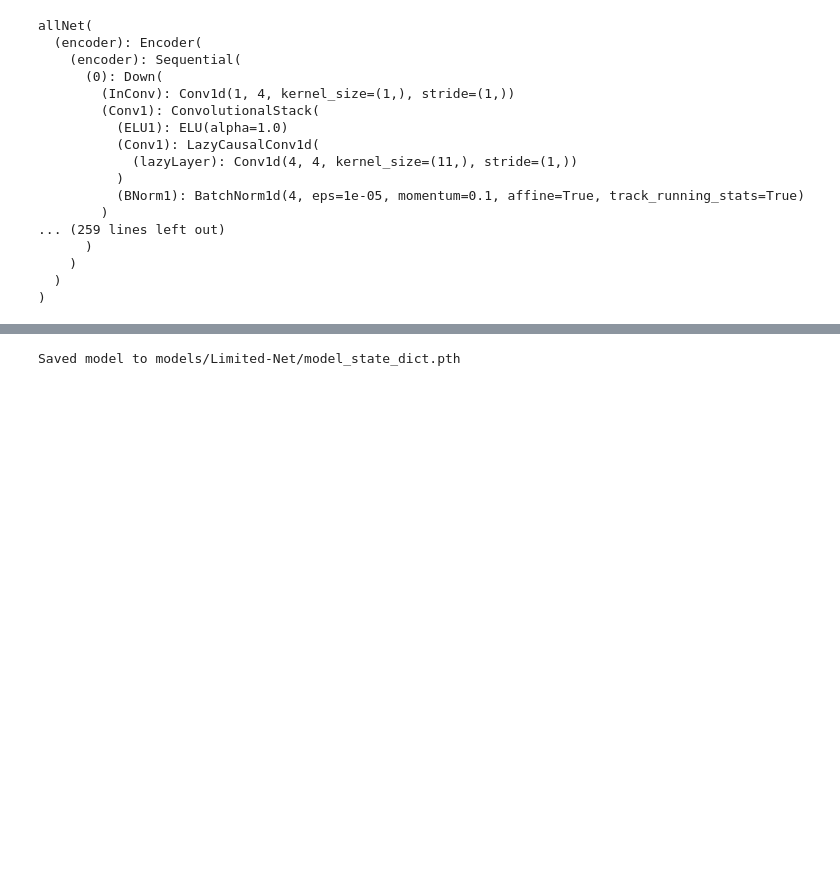
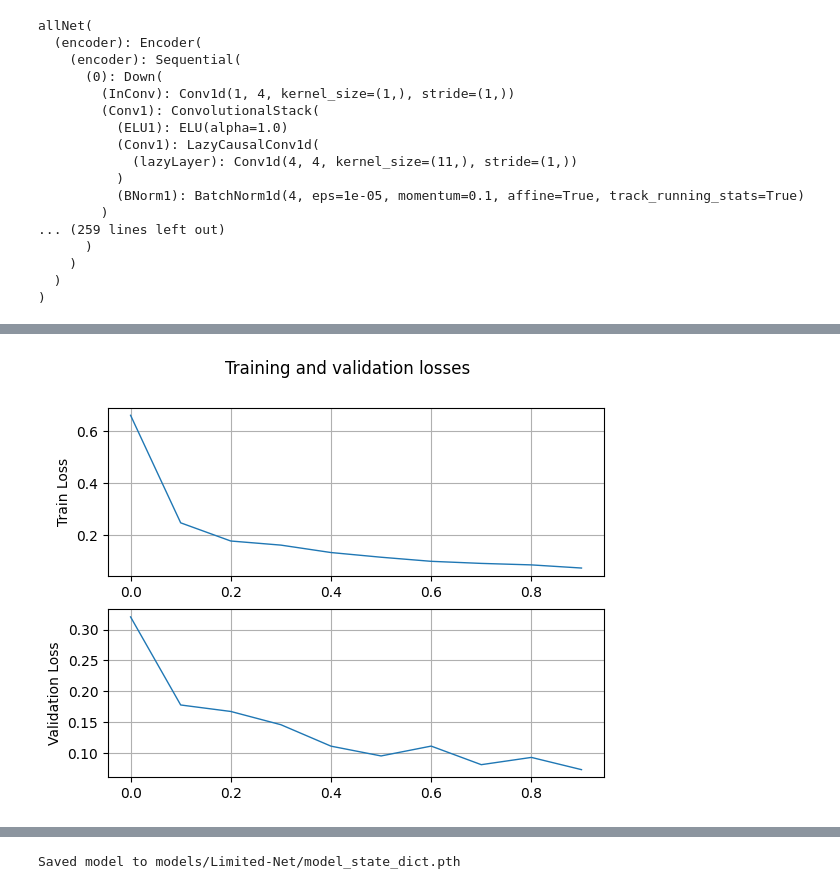
Before and after one commit to krischal111/audio-project, a Jupyter notebook: training-purposes.ipynb, the cells around one changed output, grey strips where cells are left out. Drawn from its saved outputs; the diff is of its cells as text; code cells hidden in the pictures; blank space fills up the shorter version.

```diff
--- a/training-purposes.ipynb
+++ b/training-purposes.ipynb
@@ -34,8 +34,8 @@ from torch.utils.data import DataLoader
 # trainloader = DataLoader(trainset, 32, shuffle=True, collate_fn=dataset.my_collater)
 # validationloader = DataLoader(validationset, 8, shuffle=True, collate_fn=dataset.my_collater)
 # testloader = DataLoader(testset, 8, shuffle=True, collate_fn=dataset.my_collater)
-trainloader = DataLoader(trainset, 64, shuffle=True)
-validationloader = DataLoader(validationset, 16, shuffle=True)
+trainloader = DataLoader(trainset, 8, shuffle=True)
+validationloader = DataLoader(validationset, 4, shuffle=True)
 testloader = DataLoader(testset, 8, shuffle=True)
 # %%
 wf = all_set.get_random().unsqueeze(0)
@@ -77,8 +77,8 @@ my_model(dummydata)
 
 lossfn = complicatedNet.LossFunction().to('cpu')
 # lossfn.compile(backend="inductor")
-# optimizer = SGD(my_model.parameters(), lr=0.1, weight_decay=0.97)
-optimizer = Adam(my_model.parameters()) #, lr=0.1, weight_decay=0.97)
+optimizer = SGD(my_model.parameters(), lr=0.01, weight_decay=0.97)
+# optimizer = Adam(my_model.parameters()) #, lr=0.1, weight_decay=0.97)
 
 print(my_model)
 # %% [output]
@@ -122,5 +122,5 @@ loss.backward()
 import model_trainer
 reload(model_trainer)
 
-statistics = model_trainer.train_and_validate(my_model, lossfn, optimizer, trainloader, validationloader, True, 2)
+statistics = model_trainer.train_and_validate(my_model, lossfn, optimizer, trainloader, validationloader, True, 10)
 # %% [output]
@@ -133,0 +144,6 @@ Error:
+# %%
+from utilities import plotting
+reload(plotting)
+plotting.plot_statistics(statistics)
+# %% [output]
+[figure, added]
```
Also changed, not shown: parts of 6 cells of this notebook, 1 other file.
